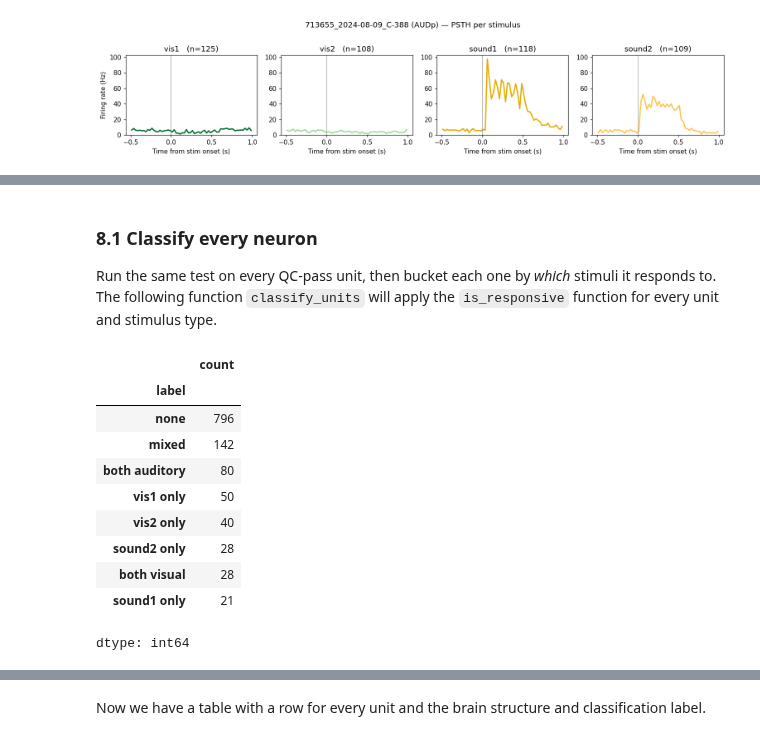
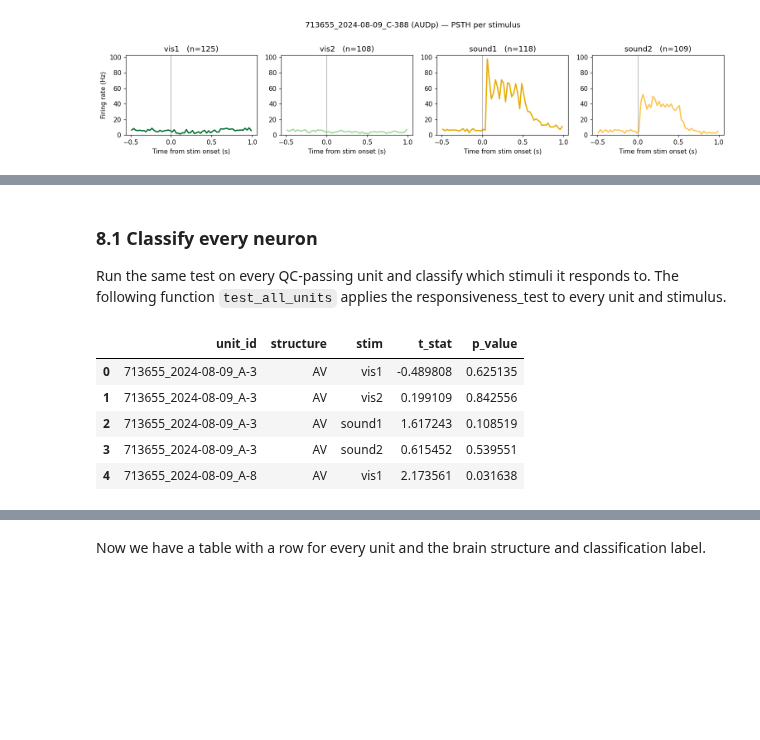
Before and after one commit to leesuyee/dynamic-routing-tutorials, a Jupyter notebook: code/Intro-Tutorial.ipynb, the cells around one changed output, grey strips where cells are left out. Cells and saved outputs as stored; diff of their text form; code cells hidden in the pictures; blank space fills up the shorter version.

Commit message:
Adding statistical rigor

```diff
--- a/code/Intro-Tutorial.ipynb
+++ b/code/Intro-Tutorial.ipynb
@@ -545,0 +557,9 @@ for stim in ['vis1', 'vis2', 'sound1', 'sound2']:
+# %%
+alpha = 0.05
+
+print(f'{unit_id} ({area}):')
+for stim in ['vis1', 'vis2', 'sound1', 'sound2']:
+    event_times = trials.loc[trials['stim_name'] == stim, 'stim_start_time'].to_numpy()
+    t_stat, p_value = responsiveness_test(spike_times, event_times)
+    responsive = (t_stat > 0) and (p_value < alpha)
+    print(f'  {stim:>4}   responsive = {str(responsive):5s}   p = {p_value:.2g}')
@@ -551,52 +593,33 @@ The previous analysis confirms what we observed in the PSTH - this neuron is dri
 
 ### 8.1 Classify every neuron
 
-Run the same test on every QC-pass unit, then bucket each one by *which* stimuli it responds to. The following function `classify_units` will apply the `is_responsive` function for every unit and stimulus type.
+Run the same test on every QC-passing unit and classify which stimuli it responds to. The following function `test_all_units` applies the responsiveness_test to every unit and stimulus.
 # %%
-def classify_units(units_df, trials_df):
+def test_all_units(units_df, trials_df, stimuli=('vis1', 'vis2', 'sound1', 'sound2')):
+    """Run responsiveness_test for every QC-pass unit x every stimulus.
+    Returns one row per (unit, stimulus) with the raw test statistics.
+    """
     stim_events = {
         stim: trials_df.loc[trials_df['stim_name'] == stim, 'stim_start_time'].to_numpy()
-        for stim in ['vis1', 'vis2', 'sound1', 'sound2']
+        for stim in stimuli
     }
+    rows = []
+    for _, unit_row in units_df[units_df['is_qc_pass']].iterrows():
+        spike_times = np.asarray(unit_row['spike_times'])
+        for stim, event_times in stim_events.items():
+            t_stat, p_value = responsiveness_test(spike_times, event_times)
+            rows.append({
+                'unit_id': unit_row['unit_id'], 'structure': unit_row['structure'],
+                'stim': stim, 't_stat': t_stat, 'p_value': p_value,
+            })
+    return pd.DataFrame(rows)
 
-    labels = []
-    for _, unit_row in units_df[units_df['is_qc_pass']].iterrows():
-        unit_spike_times = np.asarray(unit_row['spike_times'])
-
-        excited = set()
-        for stim, event_times in stim_events.items():
-            if is_responsive(unit_spike_times, event_times)[0]:
-                excited.add(stim)
-
-        if not excited:
-            label = 'none'
-        elif excited == {'vis1', 'vis2'}:
-            label = 'both visual'
-        elif excited == {'sound1', 'sound2'}:
-            label = 'both auditory'
-        elif len(excited) == 1:
-            label = f'{next(iter(excited))} only'
-        else:
-            label = 'mixed'
-
-        labels.append({'unit_id':   unit_row['unit_id'],
-                       'structure': unit_row['structure'],
-                       'label':     label})
-
-    return pd.DataFrame(labels)
-
-
-classification = classify_units(units, trials)
-classification['label'].value_counts()
+unit_stim_tests = test_all_units(units, trials)
+unit_stim_tests.head()
 # %% [output]
-|  | count |
-| label |  |
-| none | 796 |
-| mixed | 142 |
-| both auditory | 80 |
-| vis1 only | 50 |
-| vis2 only | 40 |
-| sound2 only | 28 |
-| both visual | 28 |
-| sound1 only | 21 |
+|  | unit_id | structure | stim | t_stat | p_value |
+| 0 | 713655_2024-08-09_A-3 | AV | vis1 | -0.489808 | 0.625135 |
+| 1 | 713655_2024-08-09_A-3 | AV | vis2 | 0.199109 | 0.842556 |
+| 2 | 713655_2024-08-09_A-3 | AV | sound1 | 1.617243 | 0.108519 |
+| 3 | 713655_2024-08-09_A-3 | AV | sound2 | 0.615452 | 0.539551 |
+| 4 | 713655_2024-08-09_A-8 | AV | vis1 | 2.173561 | 0.031638 |
-dtype: int64
```
Also changed, not shown: parts of 31 cells of this notebook.
